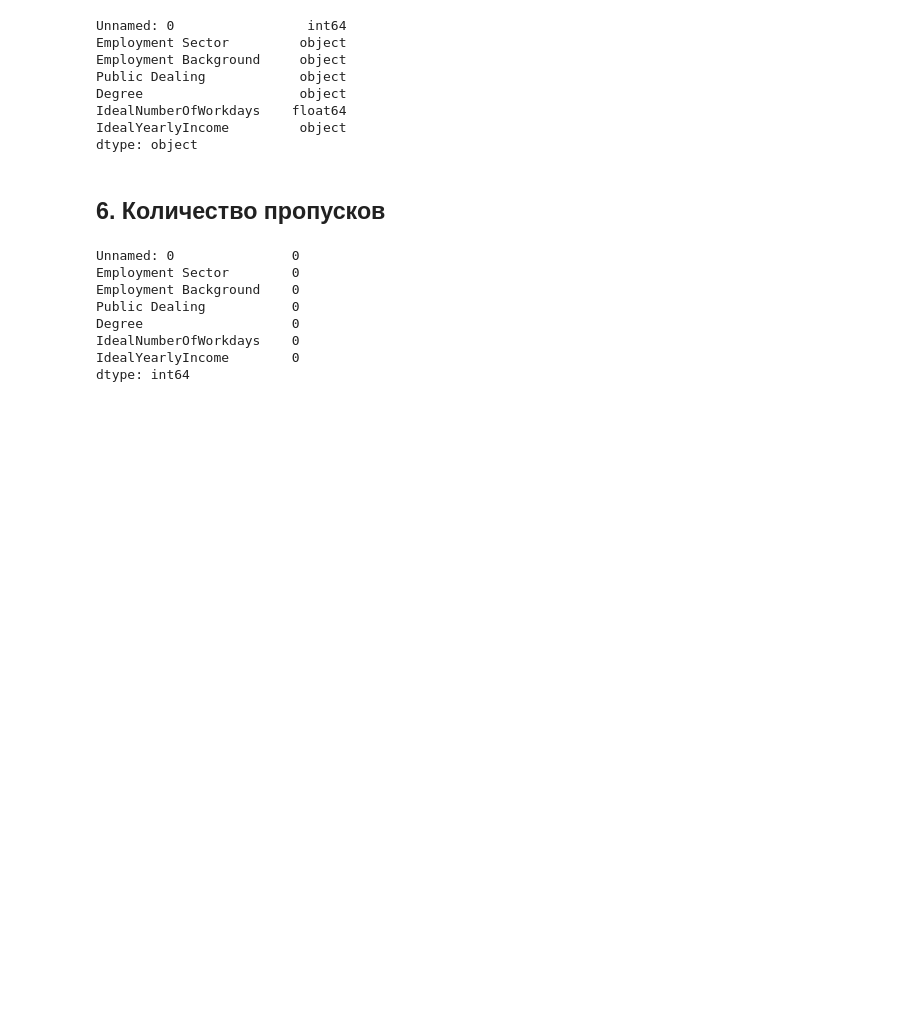
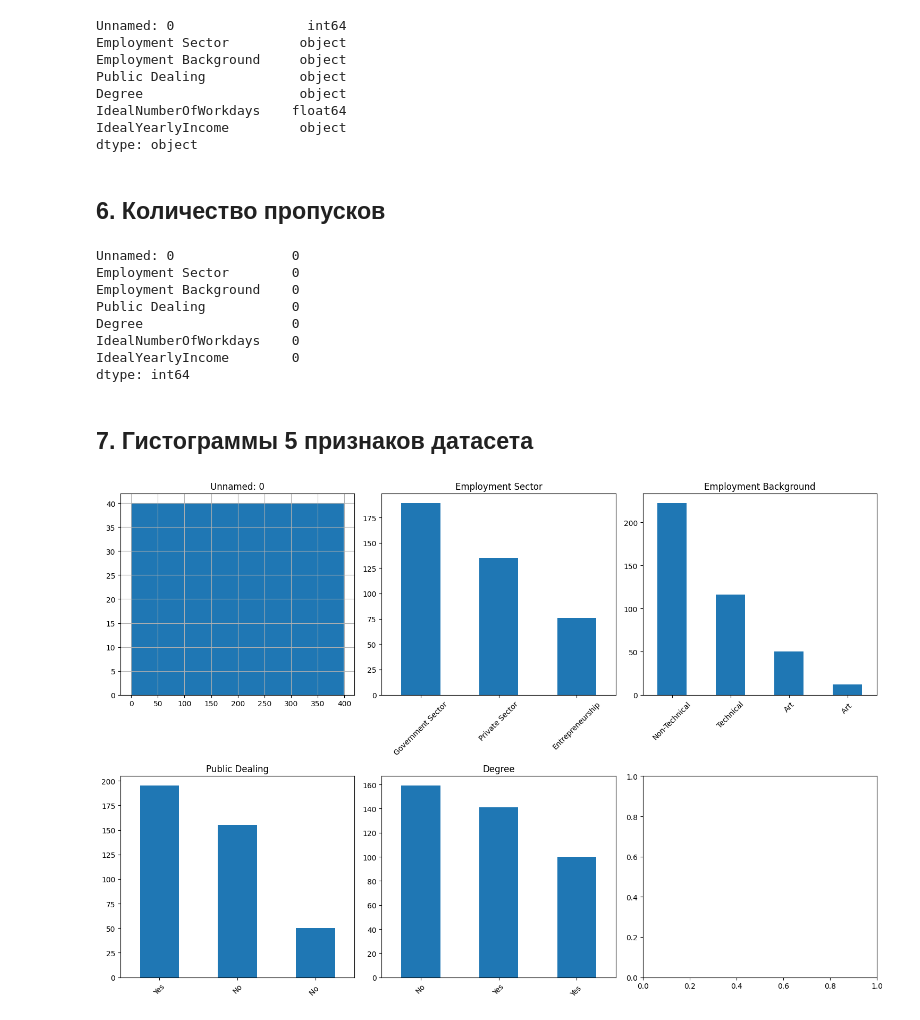
Before and after one commit to mikaereli/introduce_to_ai, a Jupyter notebook: lab_2/02_lab_EDA.ipynb, the cells around one changed output. Saved outputs shown, nothing was run; the diff lists cells and outputs as text; code cells hidden in the pictures; blank space fills up the shorter version.

```diff
--- a/lab_2/02_lab_EDA.ipynb
+++ b/lab_2/02_lab_EDA.ipynb
@@ -145,3 +175,23 @@ Degree                   0
 IdealNumberOfWorkdays    0
 IdealYearlyIncome        0
 dtype: int64
+# %% [markdown]
+## 7. Гистограммы 5 признаков датасета
+# %%
+fig, axs = plt.subplots(2, 3, figsize=(15, 10))
+axs = axs.ravel()
+
+for i, col in enumerate(X.columns[:5]):
+    if X[col].dtype == 'object':
+        X[col].value_counts().plot(kind='bar', ax=axs[i])
+    else:
+        X[col].hist(ax=axs[i])
+    axs[i].set_title(col)
+    axs[i].set_xlabel('')
+    if X[col].dtype == 'object':
+        axs[i].tick_params(axis='x', rotation=45)
+
+plt.tight_layout()
+plt.show()
+# %% [output]
+[figure, added]
```
Also changed, not shown: parts of 10 cells of this notebook.
